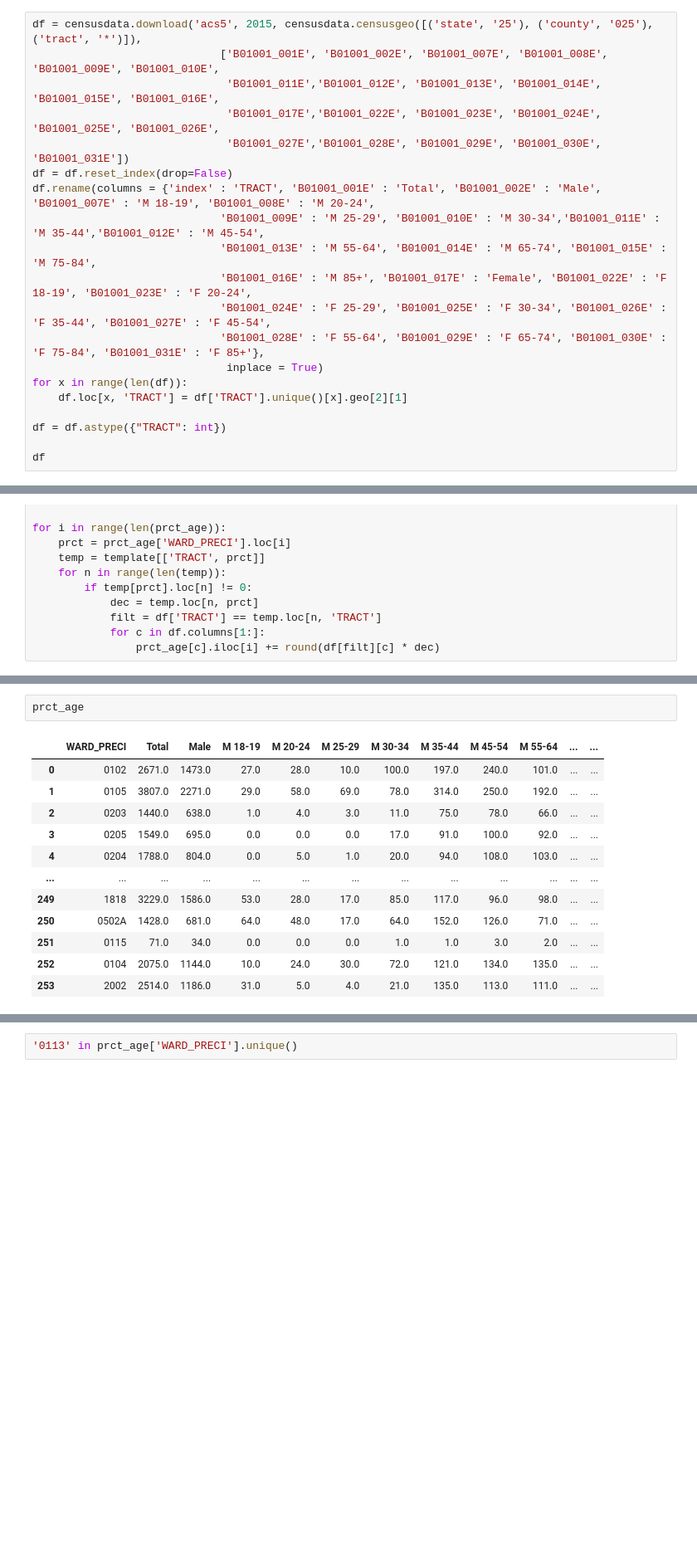
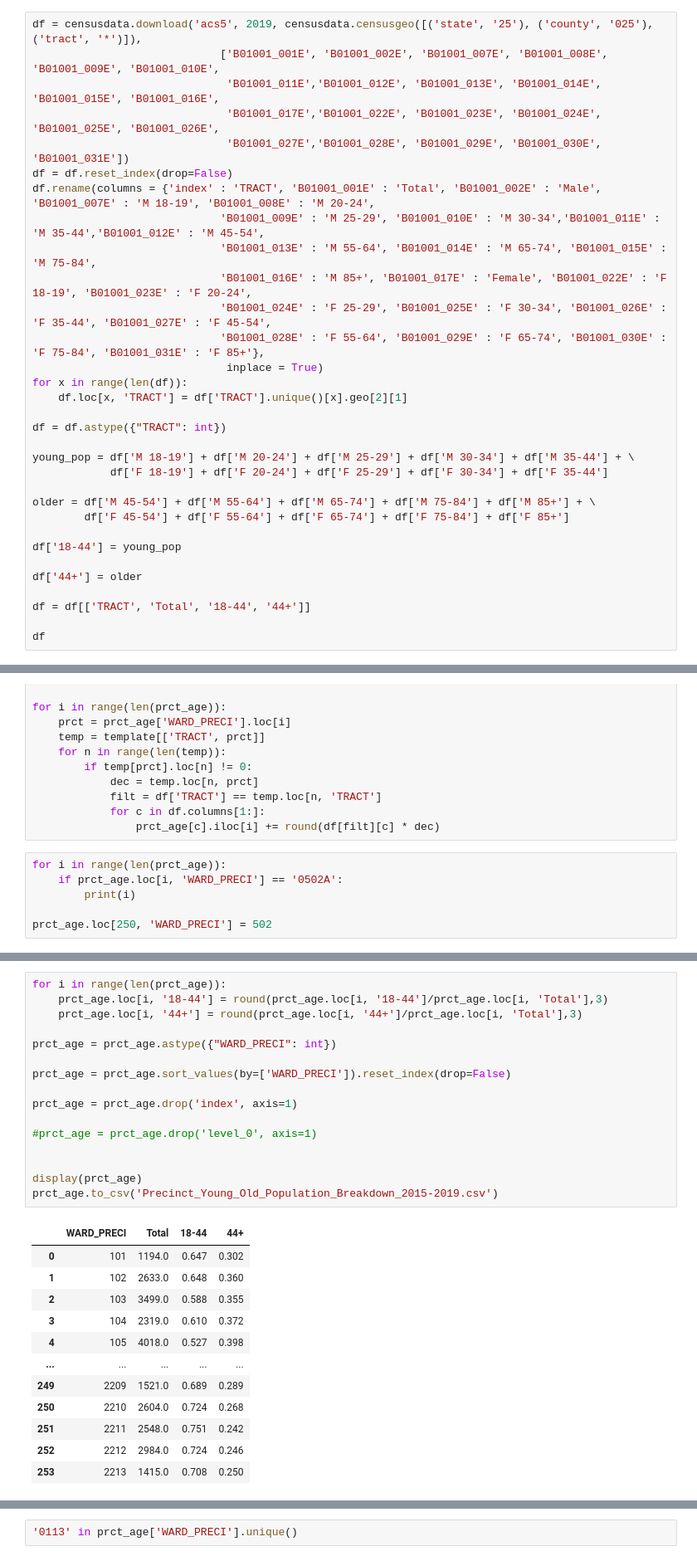
Before and after one commit to yagevlevi/BaystateBanner_Spark, a Jupyter notebook: Voting Patterns/Census_Data_Age_Pull.ipynb, the cells around one changed output, grey strips where cells are left out. Shown at 83% size. Drawn from its saved outputs; the diff is of its cells as text; blank space fills up the shorter version.

```diff
--- a/Voting Patterns/Census_Data_Age_Pull.ipynb
+++ b/Voting Patterns/Census_Data_Age_Pull.ipynb
@@ -27,7 +9,7 @@ import geopandas as gpd
 # %%
 #censusdata.printtable(censusdata.censustable('acs5', 2015, 'B01001'))
 # %%
-df = censusdata.download('acs5', 2015, censusdata.censusgeo([('state', '25'), ('county', '025'), ('tract', '*')]),
+df = censusdata.download('acs5', 2019, censusdata.censusgeo([('state', '25'), ('county', '025'), ('tract', '*')]),
                              ['B01001_001E', 'B01001_002E', 'B01001_007E', 'B01001_008E', 'B01001_009E', 'B01001_010E',
                               'B01001_011E','B01001_012E', 'B01001_013E', 'B01001_014E', 'B01001_015E', 'B01001_016E',
                               'B01001_017E','B01001_022E', 'B01001_023E', 'B01001_024E', 'B01001_025E', 'B01001_026E',
@@ -45,5 +27,17 @@ for x in range(len(df)):
 
 df = df.astype({"TRACT": int})
 
+young_pop = df['M 18-19'] + df['M 20-24'] + df['M 25-29'] + df['M 30-34'] + df['M 35-44'] + \
+            df['F 18-19'] + df['F 20-24'] + df['F 25-29'] + df['F 30-34'] + df['F 35-44']
+
+older = df['M 45-54'] + df['M 55-64'] + df['M 65-74'] + df['M 75-84'] + df['M 85+'] + \
+        df['F 45-54'] + df['F 55-64'] + df['F 65-74'] + df['F 75-84'] + df['F 85+']
+
+df['18-44'] = young_pop
+
+df['44+'] = older
+
+df = df[['TRACT', 'Total', '18-44', '44+']]
+
 df
 # %% [output]
@@ -78,3 +72,9 @@ for i in range(len(prct_age)):
             filt = df['TRACT'] == temp.loc[n, 'TRACT']
             for c in df.columns[1:]:
                 prct_age[c].iloc[i] += round(df[filt][c] * dec)
+# %%
+for i in range(len(prct_age)):
+    if prct_age.loc[i, 'WARD_PRECI'] == '0502A':
+        print(i)
+
+prct_age.loc[250, 'WARD_PRECI'] = 502
@@ -81,15 +83,29 @@ for i in range(len(prct_age)):
 # %%
-prct_age
+for i in range(len(prct_age)):
+    prct_age.loc[i, '18-44'] = round(prct_age.loc[i, '18-44']/prct_age.loc[i, 'Total'],3)
+    prct_age.loc[i, '44+'] = round(prct_age.loc[i, '44+']/prct_age.loc[i, 'Total'],3)
+
+prct_age = prct_age.astype({"WARD_PRECI": int})
+
+prct_age = prct_age.sort_values(by=['WARD_PRECI']).reset_index(drop=False)
+
+prct_age = prct_age.drop('index', axis=1)
+
+#prct_age = prct_age.drop('level_0', axis=1)
+
+
+display(prct_age)
+prct_age.to_csv('Precinct_Young_Old_Population_Breakdown_2015-2019.csv')
 # %% [output]
-|  | WARD_PRECI | Total | Male | M 18-19 | M 20-24 | M 25-29 | M 30-34 | M 35-44 | M 45-54 | M 55-64 | ... | ... |
-| 0 | 0102 | 2671.0 | 1473.0 | 27.0 | 28.0 | 10.0 | 100.0 | 197.0 | 240.0 | 101.0 | ... | ... |
-| 1 | 0105 | 3807.0 | 2271.0 | 29.0 | 58.0 | 69.0 | 78.0 | 314.0 | 250.0 | 192.0 | ... | ... |
-| 2 | 0203 | 1440.0 | 638.0 | 1.0 | 4.0 | 3.0 | 11.0 | 75.0 | 78.0 | 66.0 | ... | ... |
-| 3 | 0205 | 1549.0 | 695.0 | 0.0 | 0.0 | 0.0 | 17.0 | 91.0 | 100.0 | 92.0 | ... | ... |
-| 4 | 0204 | 1788.0 | 804.0 | 0.0 | 5.0 | 1.0 | 20.0 | 94.0 | 108.0 | 103.0 | ... | ... |
-| ... | ... | ... | ... | ... | ... | ... | ... | ... | ... | ... | ... | ... |
-| 249 | 1818 | 3229.0 | 1586.0 | 53.0 | 28.0 | 17.0 | 85.0 | 117.0 | 96.0 | 98.0 | ... | ... |
-| 250 | 0502A | 1428.0 | 681.0 | 64.0 | 48.0 | 17.0 | 64.0 | 152.0 | 126.0 | 71.0 | ... | ... |
-| 251 | 0115 | 71.0 | 34.0 | 0.0 | 0.0 | 0.0 | 1.0 | 1.0 | 3.0 | 2.0 | ... | ... |
-| 252 | 0104 | 2075.0 | 1144.0 | 10.0 | 24.0 | 30.0 | 72.0 | 121.0 | 134.0 | 135.0 | ... | ... |
-| 253 | 2002 | 2514.0 | 1186.0 | 31.0 | 5.0 | 4.0 | 21.0 | 135.0 | 113.0 | 111.0 | ... | ... |
+|  | WARD_PRECI | Total | 18-44 | 44+ |
+| 0 | 101 | 1194.0 | 0.647 | 0.302 |
+| 1 | 102 | 2633.0 | 0.648 | 0.360 |
+| 2 | 103 | 3499.0 | 0.588 | 0.355 |
+| 3 | 104 | 2319.0 | 0.610 | 0.372 |
+| 4 | 105 | 4018.0 | 0.527 | 0.398 |
+| ... | ... | ... | ... | ... |
+| 249 | 2209 | 1521.0 | 0.689 | 0.289 |
+| 250 | 2210 | 2604.0 | 0.724 | 0.268 |
+| 251 | 2211 | 2548.0 | 0.751 | 0.242 |
+| 252 | 2212 | 2984.0 | 0.724 | 0.246 |
+| 253 | 2213 | 1415.0 | 0.708 | 0.250 |
```
Also changed, not shown: parts of 4 cells of this notebook, 6 other files.
